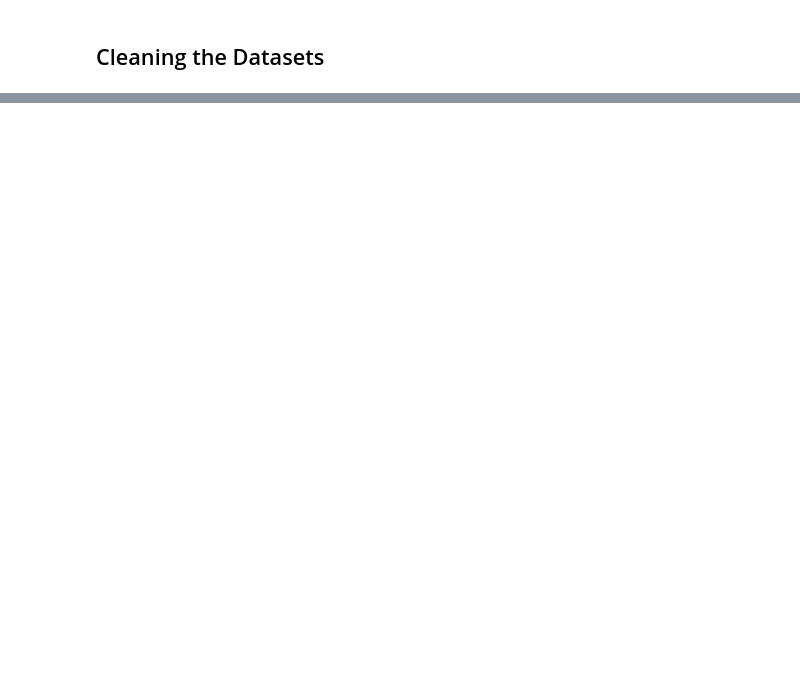
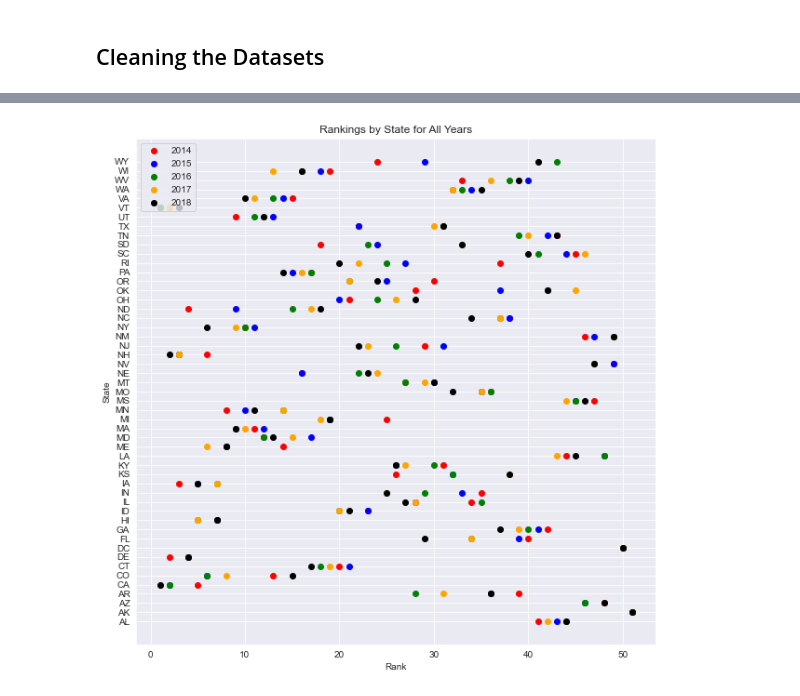
Before and after one commit to Ad1thya-R/CitadelSummerInvitational, a Jupyter notebook: Datathon/discrim_categories.ipynb, the cells around one changed output, grey strips where cells are left out. Saved outputs shown, nothing was run; the diff lists cells and outputs as text; code cells hidden in the pictures; blank space fills up the shorter version.

```diff
--- a/Datathon/discrim_categories.ipynb
+++ b/Datathon/discrim_categories.ipynb
@@ -58,0 +219,5 @@ memory usage: 2.6+ KB
+# %%
+#scale the data to be between 0 and 1 using min-max scaling
+for col in devscaled.columns:
+    if col!='State':
+        devscaled[col]=(devscaled[col]-devscaled[col].min())/(devscaled[col].max()-devscaled[col].min())
@@ -58,0 +234,5 @@ memory usage: 2.6+ KB
+# %%
+#multiply crime and unemployment by -1 as they are negative factors
+devscaled.loc[:,devscaled.columns.str.contains('_crime')]=-1*devscaled.loc[:,devscaled.columns.str.contains('_crime')]
+devscaled.loc[:,devscaled.columns.str.contains('_unemp')]=-1*devscaled.loc[:,devscaled.columns.str.contains('_unemp')]
+devscaled.head()
@@ -58,0 +247,6 @@ memory usage: 2.6+ KB
+# %%
+##Compute year totals for each state for each year
+years=['2014','2015','2016','2017','2018']
+for y in years:
+    devscaled[y+'_total']=devscaled.loc[:,devscaled.columns.str.contains(y)].sum(axis=1)
+devscaled.head()
@@ -58,0 +261,8 @@ memory usage: 2.6+ KB
+# %%
+#rank states by total for each year
+devscaled['2014_rank']=devscaled['2014_total'].rank(ascending=False)
+devscaled['2015_rank']=devscaled['2015_total'].rank(ascending=False)
+devscaled['2016_rank']=devscaled['2016_total'].rank(ascending=False)
+devscaled['2017_rank']=devscaled['2017_total'].rank(ascending=False)
+devscaled['2018_rank']=devscaled['2018_total'].rank(ascending=False)
+devscaled.head()
@@ -58,0 +277,15 @@ memory usage: 2.6+ KB
+# %%
+#plot the rankings from all years
+plt.figure(figsize=(10,10))
+plt.plot(devscaled['2014_rank'], devscaled['State'], 'o', color='red', label='2014')
+plt.plot(devscaled['2015_rank'], devscaled['State'], 'o', color='blue', label='2015')
+plt.plot(devscaled['2016_rank'], devscaled['State'], 'o', color='green', label='2016')
+plt.plot(devscaled['2017_rank'], devscaled['State'], 'o', color='orange', label='2017')
+plt.plot(devscaled['2018_rank'], devscaled['State'], 'o', color='black', label='2018')
+plt.legend(loc='upper left')
+plt.xlabel('Rank')
+plt.ylabel('State')
+plt.title('Rankings by State for All Years')
+plt.show()
+# %% [output]
+[figure, added]
```
Also changed, not shown: parts of 30 cells of this notebook, 5 other files.
